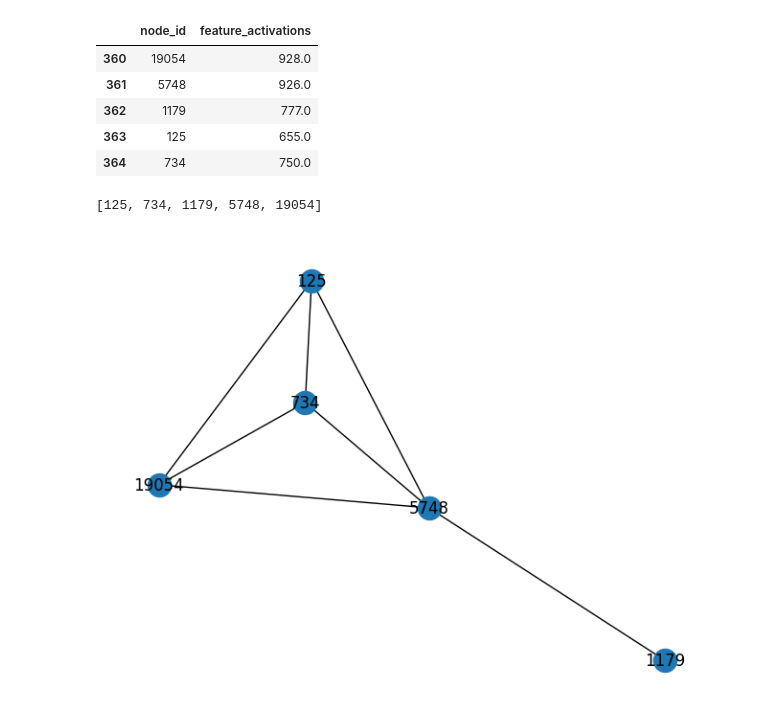
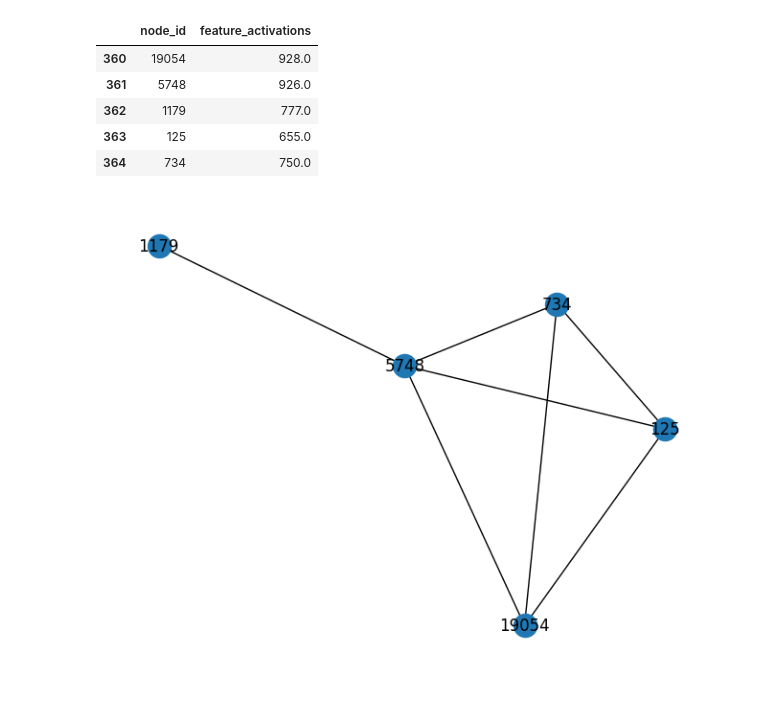
Before and after one commit to MClarke1991/sae_cooccurrence, a Jupyter notebook: temp/debug_plot_graph_from_matrix.ipynb, the cells around one changed output. Saved outputs shown, nothing was run; the diff lists cells and outputs as text; code cells hidden in the pictures.

Commit message:
add: function to plot from thresholded matrix
See Issue #73

```diff
--- a/temp/debug_plot_graph_from_matrix.ipynb
+++ b/temp/debug_plot_graph_from_matrix.ipynb
@@ -36,21 +39,19 @@ subgraph_df.head()
 | 362 | 1179 | 777.0 |
 | 363 | 125 | 655.0 |
 | 364 | 734 | 750.0 |
-# %%
-subgraph_nodes
-# %% [output]
-[125, 734, 1179, 5748, 19054]
 # %%
-subgraph_matrix = thresholded_matrix[subgraph_nodes, :][:, subgraph_nodes]
+subgraph_matrix = thresholded_matrix[subgraph_df["node_id"].tolist(), :][
+    :, subgraph_df["node_id"].tolist()
+]
 subgraph = nx.from_numpy_array(subgraph_matrix)
 
 # keep the node ids as the node names
 # %%
 # Create a mapping of new indices to original node IDs
-node_labels = {i: subgraph_nodes[i] for i in range(len(subgraph_nodes))}
+node_labels = {i: subgraph_df["node_id"].iloc[i] for i in range(len(subgraph_df))}
 
 # plot the graph with the original node IDs as labels
 nx.draw(subgraph, with_labels=True, labels=node_labels)
 plt.show()
 # %% [output]
-[figure, old version]
+[figure, new version]
```
Also changed, not shown: parts of 14 cells of this notebook.
